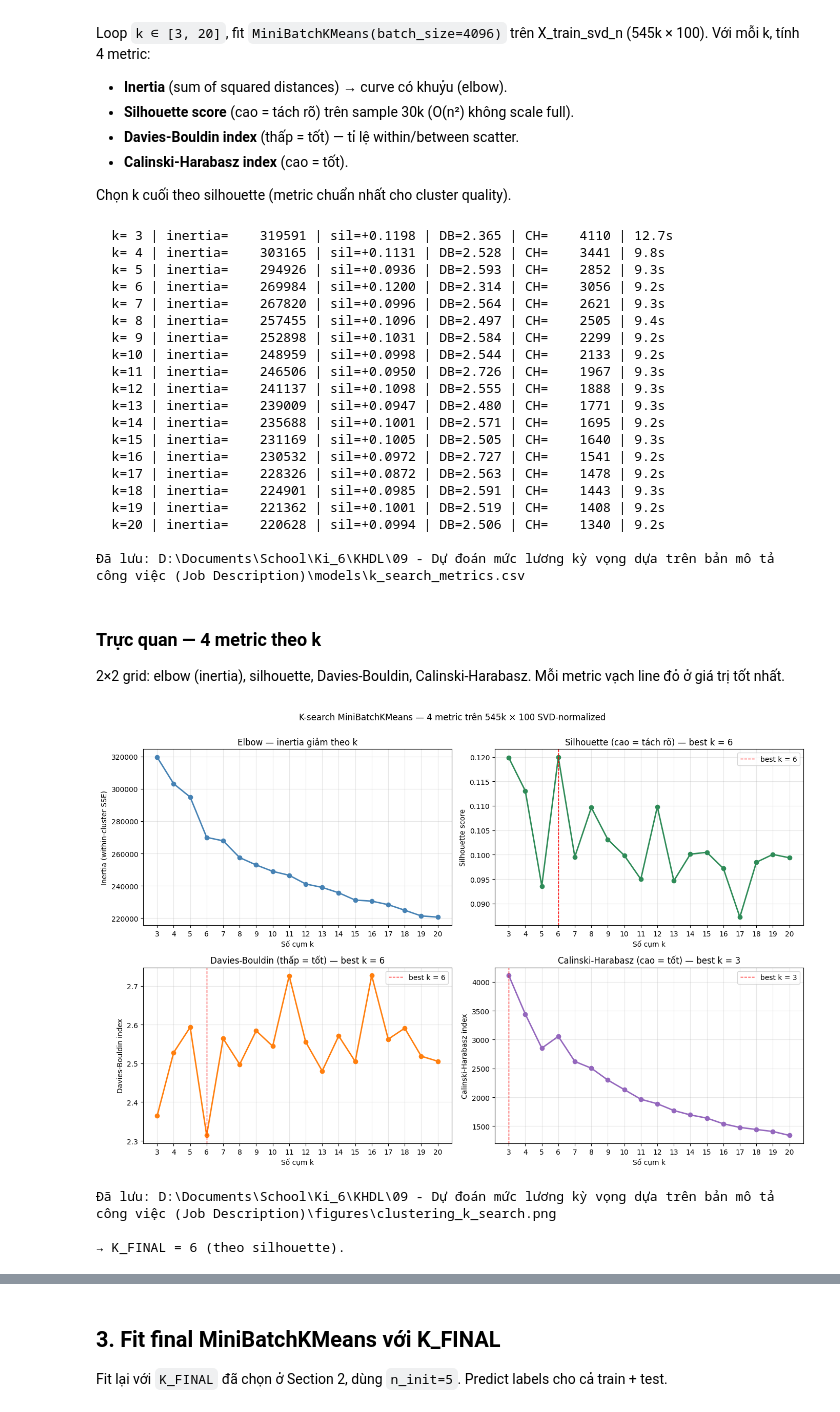
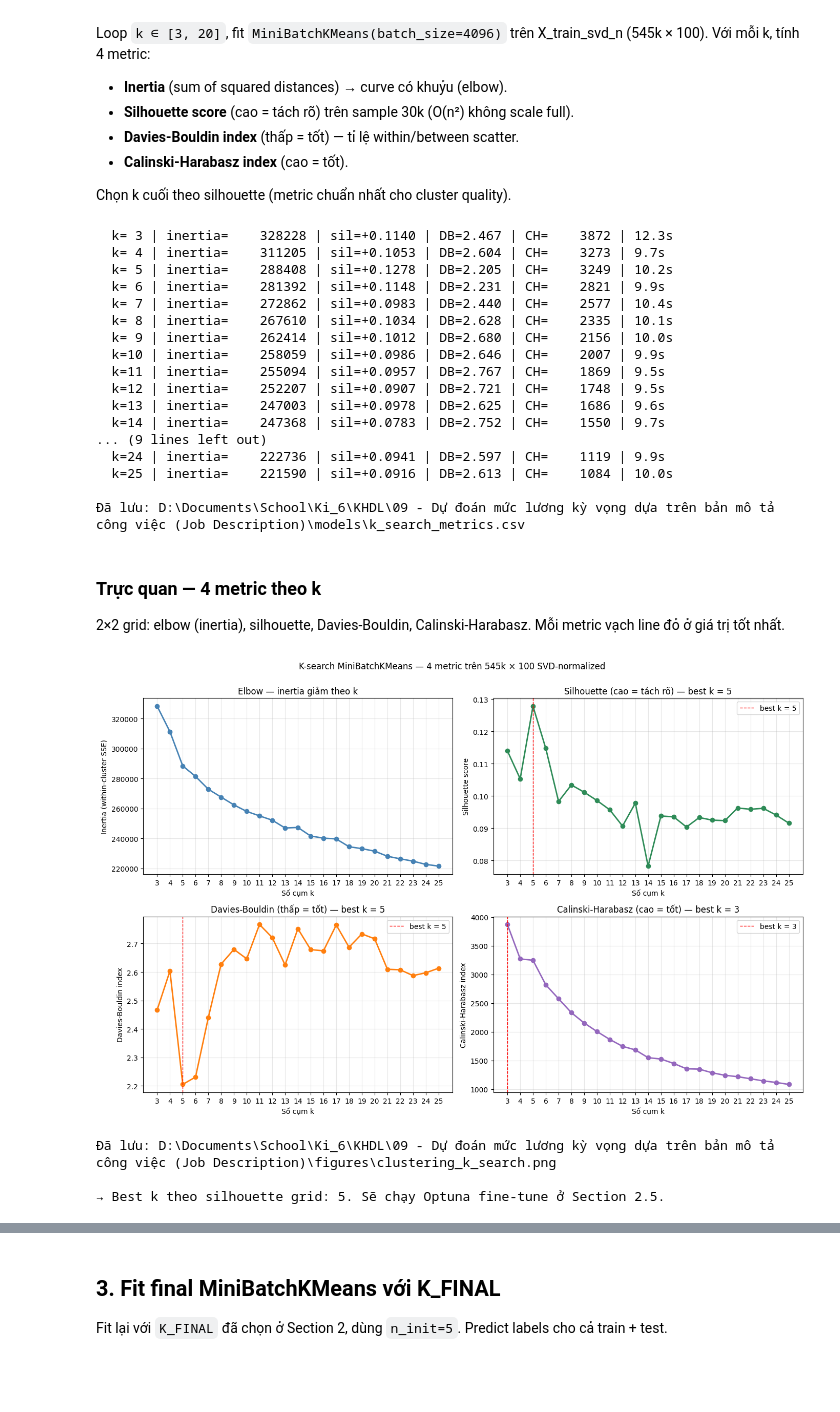
Before and after one commit to anhquan1111/khdl-vietnam-career-clustering, a Jupyter notebook: notebooks/04_Modeling.ipynb, the cells around one changed output, grey strips where cells are left out. Drawn from its saved outputs; the diff is of its cells as text; code cells hidden in the pictures; blank space fills up the shorter version.

```diff
--- a/notebooks/04_Modeling.ipynb
+++ b/notebooks/04_Modeling.ipynb
@@ -49,6 +57,9 @@ from sklearn.metrics import calinski_harabasz_score, davies_bouldin_score, silho
 from sklearn.mixture import GaussianMixture
 from sklearn.preprocessing import normalize
 
+import optuna
+optuna.logging.set_verbosity(optuna.logging.WARNING)
+
 warnings.filterwarnings('ignore', category=FutureWarning)
 warnings.filterwarnings('ignore', category=UserWarning)
 
@@ -64,12 +75,13 @@ plt.rcParams['figure.dpi'] = 100
 plt.rcParams['font.family'] = 'DejaVu Sans'
 
 RANDOM_STATE = 42
-K_RANGE = list(range(3, 21))
+K_RANGE = list(range(3, 26))               # mở rộng từ [3,20] → [3,25]
 GMM_K_RANGE = list(range(3, 16))
 GMM_SAMPLE_SIZE = 30_000
 METRIC_SAMPLE_SIZE = 30_000
 TSNE_SAMPLE_SIZE = 8_000
 DEMO_N_TEST = 10
+OPTUNA_N_TRIALS = 30                       # số trials Optuna study
 PROFILE_CHUNK = 50_000
 
 print(f"Models output dir: {MODELS}")
@@ -152,24 +164,21 @@ results_df = pd.DataFrame(results)
 results_df.to_csv(MODELS / 'k_search_metrics.csv', index=False)
 print(f"\nĐã lưu: {MODELS / 'k_search_metrics.csv'}")
 # %% [output]
-  k= 3 | inertia=    319591 | sil=+0.1198 | DB=2.365 | CH=    4110 | 12.7s
-  k= 4 | inertia=    303165 | sil=+0.1131 | DB=2.528 | CH=    3441 | 9.8s
-  k= 5 | inertia=    294926 | sil=+0.0936 | DB=2.593 | CH=    2852 | 9.3s
-  k= 6 | inertia=    269984 | sil=+0.1200 | DB=2.314 | CH=    3056 | 9.2s
-  k= 7 | inertia=    267820 | sil=+0.0996 | DB=2.564 | CH=    2621 | 9.3s
-  k= 8 | inertia=    257455 | sil=+0.1096 | DB=2.497 | CH=    2505 | 9.4s
-  k= 9 | inertia=    252898 | sil=+0.1031 | DB=2.584 | CH=    2299 | 9.2s
-  k=10 | inertia=    248959 | sil=+0.0998 | DB=2.544 | CH=    2133 | 9.2s
-  k=11 | inertia=    246506 | sil=+0.0950 | DB=2.726 | CH=    1967 | 9.3s
-  k=12 | inertia=    241137 | sil=+0.1098 | DB=2.555 | CH=    1888 | 9.3s
-  k=13 | inertia=    239009 | sil=+0.0947 | DB=2.480 | CH=    1771 | 9.3s
-  k=14 | inertia=    235688 | sil=+0.1001 | DB=2.571 | CH=    1695 | 9.2s
-  k=15 | inertia=    231169 | sil=+0.1005 | DB=2.505 | CH=    1640 | 9.3s
-  k=16 | inertia=    230532 | sil=+0.0972 | DB=2.727 | CH=    1541 | 9.2s
-  k=17 | inertia=    228326 | sil=+0.0872 | DB=2.563 | CH=    1478 | 9.2s
-  k=18 | inertia=    224901 | sil=+0.0985 | DB=2.591 | CH=    1443 | 9.3s
-  k=19 | inertia=    221362 | sil=+0.1001 | DB=2.519 | CH=    1408 | 9.2s
-  k=20 | inertia=    220628 | sil=+0.0994 | DB=2.506 | CH=    1340 | 9.2s
+  k= 3 | inertia=    328228 | sil=+0.1140 | DB=2.467 | CH=    3872 | 12.3s
+  k= 4 | inertia=    311205 | sil=+0.1053 | DB=2.604 | CH=    3273 | 9.7s
+  k= 5 | inertia=    288408 | sil=+0.1278 | DB=2.205 | CH=    3249 | 10.2s
+  k= 6 | inertia=    281392 | sil=+0.1148 | DB=2.231 | CH=    2821 | 9.9s
+  k= 7 | inertia=    272862 | sil=+0.0983 | DB=2.440 | CH=    2577 | 10.4s
+  k= 8 | inertia=    267610 | sil=+0.1034 | DB=2.628 | CH=    2335 | 10.1s
+  k= 9 | inertia=    262414 | sil=+0.1012 | DB=2.680 | CH=    2156 | 10.0s
+  k=10 | inertia=    258059 | sil=+0.0986 | DB=2.646 | CH=    2007 | 9.9s
+  k=11 | inertia=    255094 | sil=+0.0957 | DB=2.767 | CH=    1869 | 9.5s
+  k=12 | inertia=    252207 | sil=+0.0907 | DB=2.721 | CH=    1748 | 9.5s
+  k=13 | inertia=    247003 | sil=+0.0978 | DB=2.625 | CH=    1686 | 9.6s
+  k=14 | inertia=    247368 | sil=+0.0783 | DB=2.752 | CH=    1550 | 9.7s
+... (9 lines left out)
+  k=24 | inertia=    222736 | sil=+0.0941 | DB=2.597 | CH=    1119 | 9.9s
+  k=25 | inertia=    221590 | sil=+0.0916 | DB=2.613 | CH=    1084 | 10.0s
 
 Đã lưu: D:\Documents\School\Ki_6\KHDL\09 - Dự đoán mức lương kỳ vọng dựa trên bản mô tả công việc (Job Description)\models\k_search_metrics.csv
 # %% [markdown]
@@ -201,36 +210,36 @@ ax.grid(alpha=0.3)
 
 ax = axes[1, 0]
 ax.plot(ks, results_df['davies_bouldin'], 'o-', color='tab:orange', lw=2)
 best_db_k = int(results_df.loc[results_df['davies_bouldin'].idxmin(), 'k'])
 ax.axvline(best_db_k, color='red', linestyle='--', lw=1, label=f'best k = {best_db_k}')
 ax.set_xlabel('Số cụm k')
 ax.set_ylabel('Davies-Bouldin index')
 ax.set_title(f'Davies-Bouldin (thấp = tốt) — best k = {best_db_k}')
 ax.set_xticks(ks)
 ax.legend()
 ax.grid(alpha=0.3)
 
 ax = axes[1, 1]
 ax.plot(ks, results_df['calinski_harabasz'], 'o-', color='tab:purple', lw=2)
 best_ch_k = int(results_df.loc[results_df['calinski_harabasz'].idxmax(), 'k'])
 ax.axvline(best_ch_k, color='red', linestyle='--', lw=1, label=f'best k = {best_ch_k}')
 ax.set_xlabel('Số cụm k')
 ax.set_ylabel('Calinski-Harabasz index')
 ax.set_title(f'Calinski-Harabasz (cao = tốt) — best k = {best_ch_k}')
 ax.set_xticks(ks)
 ax.legend()
 ax.grid(alpha=0.3)
 
 plt.suptitle('K-search MiniBatchKMeans — 4 metric trên 545k × 100 SVD-normalized', y=1.00)
 plt.tight_layout()
 plt.savefig(FIG_DIR / 'clustering_k_search.png', dpi=120, bbox_inches='tight')
 plt.show()
 print(f"Đã lưu: {FIG_DIR / 'clustering_k_search.png'}")
 
-K_FINAL = best_sil_k
-print(f"\n→ K_FINAL = {K_FINAL} (theo silhouette).")
+K_SIL_BEST = best_sil_k
+print(f"\n→ Best k theo silhouette grid: {K_SIL_BEST}. Sẽ chạy Optuna fine-tune ở Section 2.5.")
 # %% [output]
-[figure, old version]
+[figure, new version]
 Đã lưu: D:\Documents\School\Ki_6\KHDL\09 - Dự đoán mức lương kỳ vọng dựa trên bản mô tả công việc (Job Description)\figures\clustering_k_search.png
 
-→ K_FINAL = 6 (theo silhouette).
+→ Best k theo silhouette grid: 5. Sẽ chạy Optuna fine-tune ở Section 2.5.
```
Also changed, not shown: parts of 15 cells of this notebook, 3 other files.
